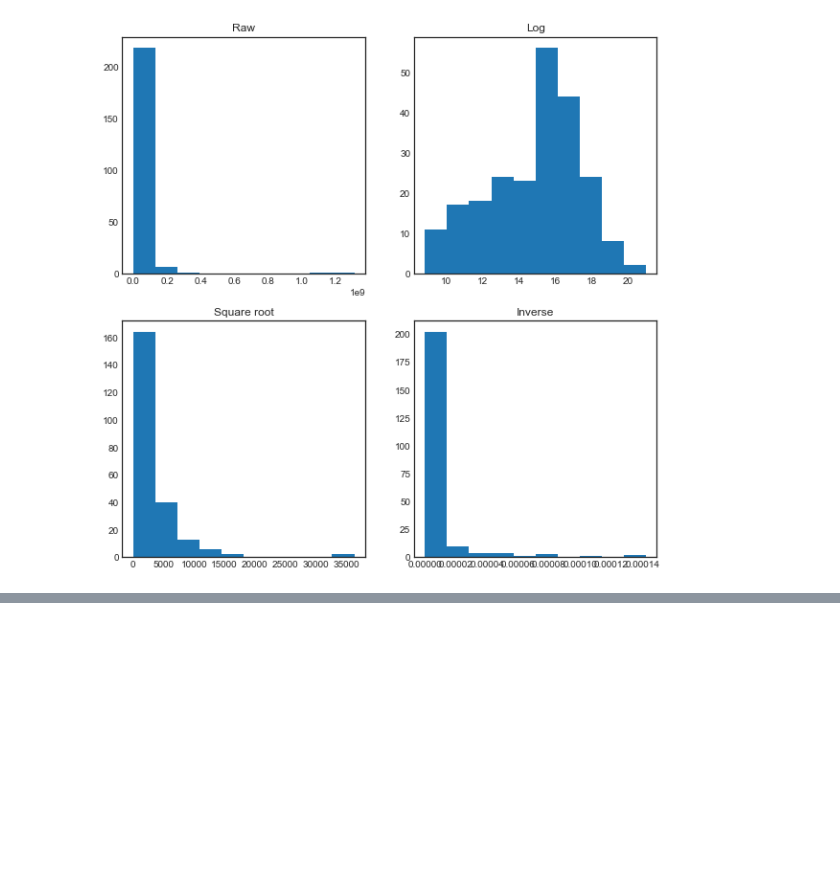
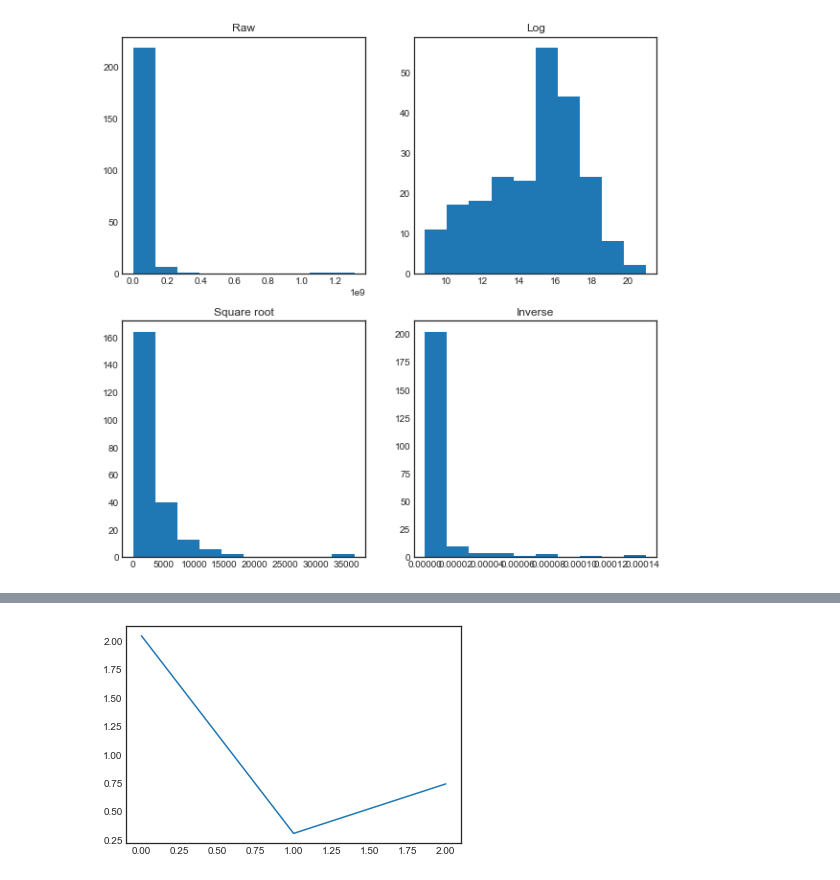
Before and after one commit to ihembree789/thinkfulprojects, a Jupyter notebook: PreparingDataset.ipynb, the cells around one changed output, grey strips where cells are left out. Drawn from its saved outputs; the diff is of its cells as text; code cells hidden in the pictures; blank space fills up the shorter version.

```diff
--- a/PreparingDataset.ipynb
+++ b/PreparingDataset.ipynb
@@ -129,3 +133,19 @@ plt.show()
 features['log_pop'] = np.log(df['Population'])
 # %% [output]
 [figure]
+# %%
+df_pca = df.loc[
+    ((df['Region'] == 'WESTERN EUROPE') | (df['Region'] == 'EASTERN EUROPE')),
+    ['Net migration','GDP','Literacy']
+].dropna()
+
+
+# Normalize the data so that all variables have a mean of 0 and standard deviation
+# of 1.
+X = StandardScaler().fit_transform(df_pca)
+
+# The NumPy covariance function assumes that variables are represented by rows,
+# not columns, so we transpose X.
+Xt = X.T
+Cx = np.cov(Xt)
+print('Covariance Matrix:\n', Cx)
@@ -131,0 +157,16 @@ features['log_pop'] = np.log(df['Population'])
+# %%
+# Calculating eigenvalues and eigenvectors.
+eig_val_cov, eig_vec_cov = np.linalg.eig(Cx)
+
+# Inspecting the eigenvalues and eigenvectors.
+for i in range(len(eig_val_cov)):
+    eigvec_cov = eig_vec_cov[:, i].reshape(1, 3).T
+    print('Eigenvector {}: \n{}'.format(i + 1, eigvec_cov))
+    print('Eigenvalue {}: {}'.format(i + 1, eig_val_cov[i]))
+    print(40 * '-')
+
+print(
+    'The percentage of total variance in the dataset explained by each',
+    'component calculated by hand.\n',
+    eig_val_cov / sum(eig_val_cov)
+)
@@ -131,0 +194,5 @@ features['log_pop'] = np.log(df['Population'])
+# %%
+plt.plot(eig_val_cov)
+plt.show()
+# %% [output]
+[figure, added]
```
Also changed, not shown: parts of 4 cells of this notebook.
